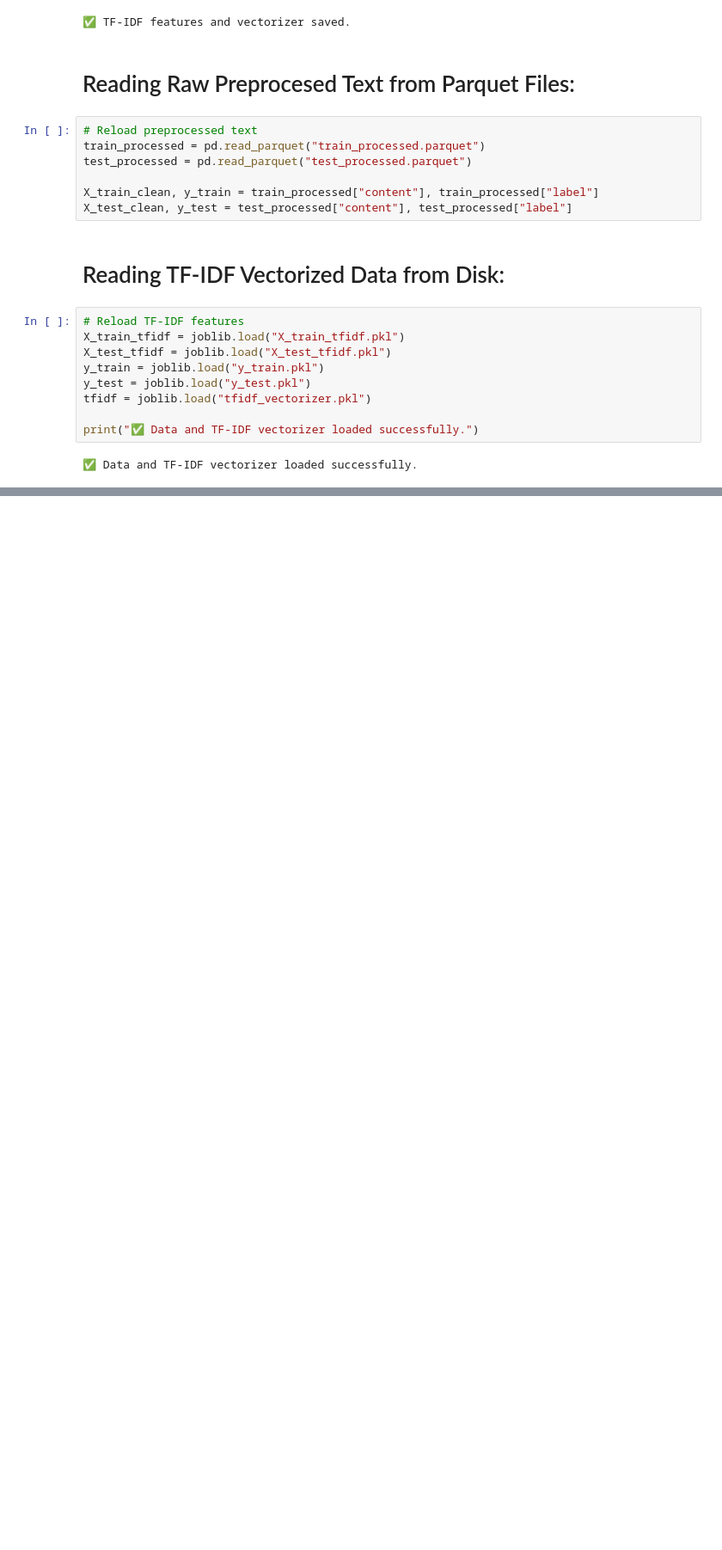
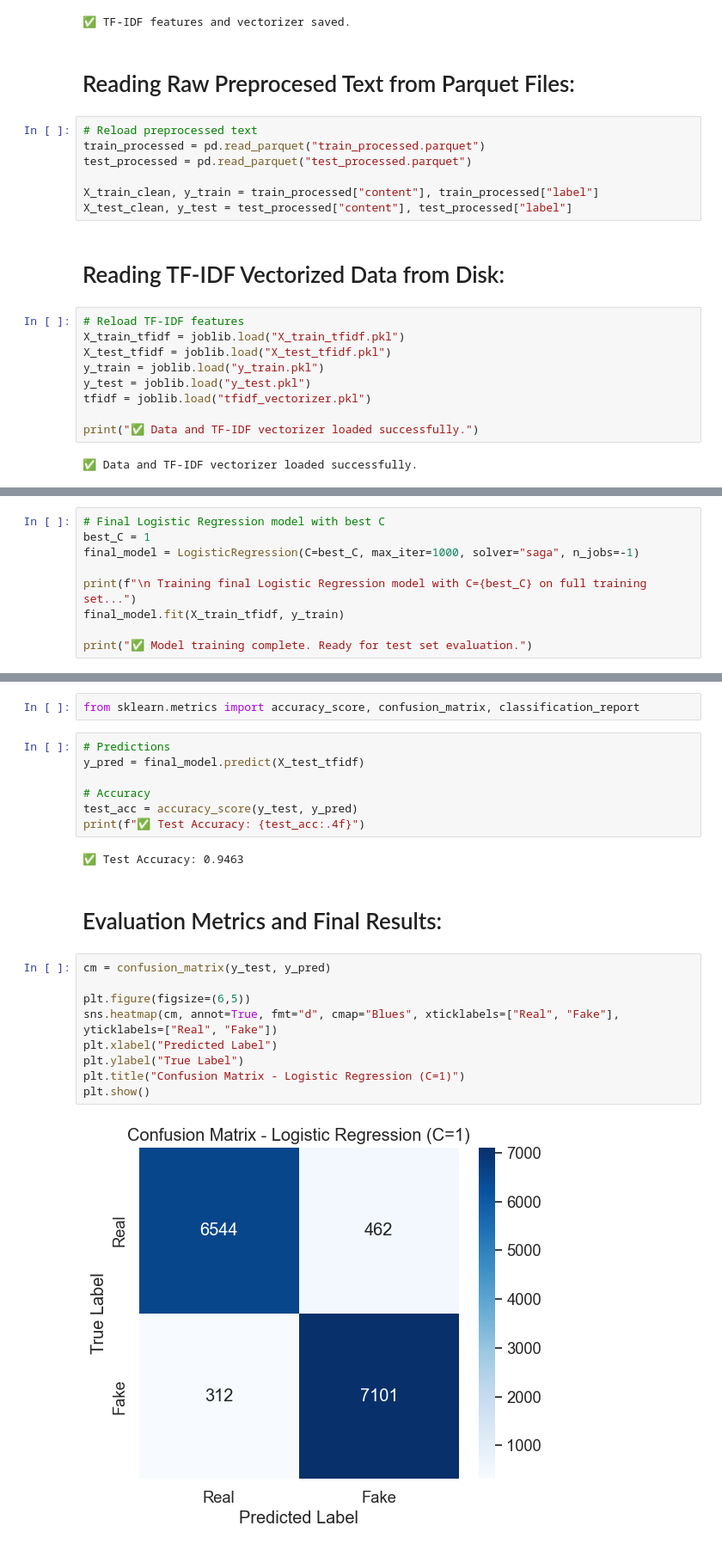
Before and after one commit to MalikHashirShakeel/Fake-News-Detection, a Jupyter notebook: Model.ipynb, the cells around one changed output, grey strips where cells are left out. Shown at 86% size. Cells and saved outputs as stored; diff of their text form; blank space fills up the shorter version.

```diff
--- a/Model.ipynb
+++ b/Model.ipynb
@@ -342,0 +418,9 @@ print("✅ Data and TF-IDF vectorizer loaded successfully.")
+# %%
+# Final Logistic Regression model with best C
+best_C = 1
+final_model = LogisticRegression(C=best_C, max_iter=1000, solver="saga", n_jobs=-1)
+
+print(f"\n Training final Logistic Regression model with C={best_C} on full training set...")
+final_model.fit(X_train_tfidf, y_train)
+
+print("✅ Model training complete. Ready for test set evaluation.")
@@ -342,0 +432,24 @@ print("✅ Data and TF-IDF vectorizer loaded successfully.")
+# %%
+from sklearn.metrics import accuracy_score, confusion_matrix, classification_report
+# %%
+# Predictions
+y_pred = final_model.predict(X_test_tfidf)
+
+# Accuracy
+test_acc = accuracy_score(y_test, y_pred)
+print(f"✅ Test Accuracy: {test_acc:.4f}")
+# %% [output]
+✅ Test Accuracy: 0.9463
+# %% [markdown]
+# Evaluation Metrics and Final Results:
+# %%
+cm = confusion_matrix(y_test, y_pred)
+
+plt.figure(figsize=(6,5))
+sns.heatmap(cm, annot=True, fmt="d", cmap="Blues", xticklabels=["Real", "Fake"], yticklabels=["Real", "Fake"])
+plt.xlabel("Predicted Label")
+plt.ylabel("True Label")
+plt.title("Confusion Matrix - Logistic Regression (C=1)")
+plt.show()
+# %% [output]
+[figure, added]
```
Also changed, not shown: parts of 20 cells of this notebook.
